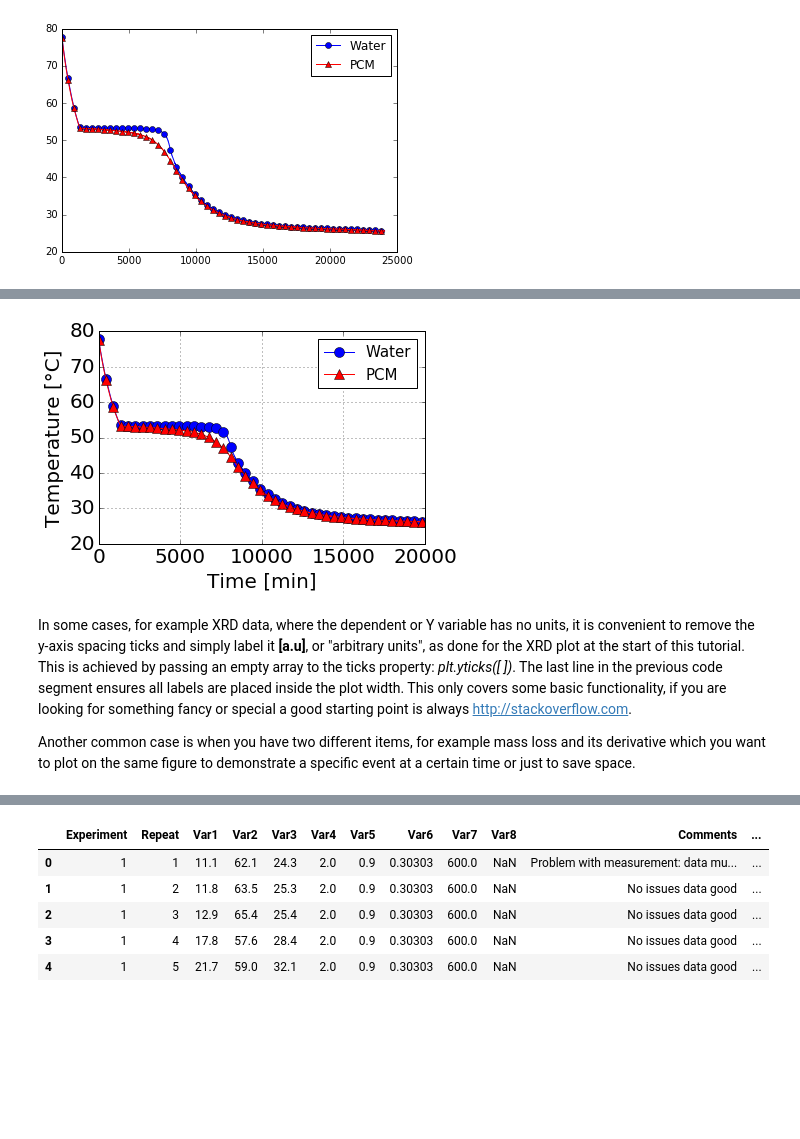
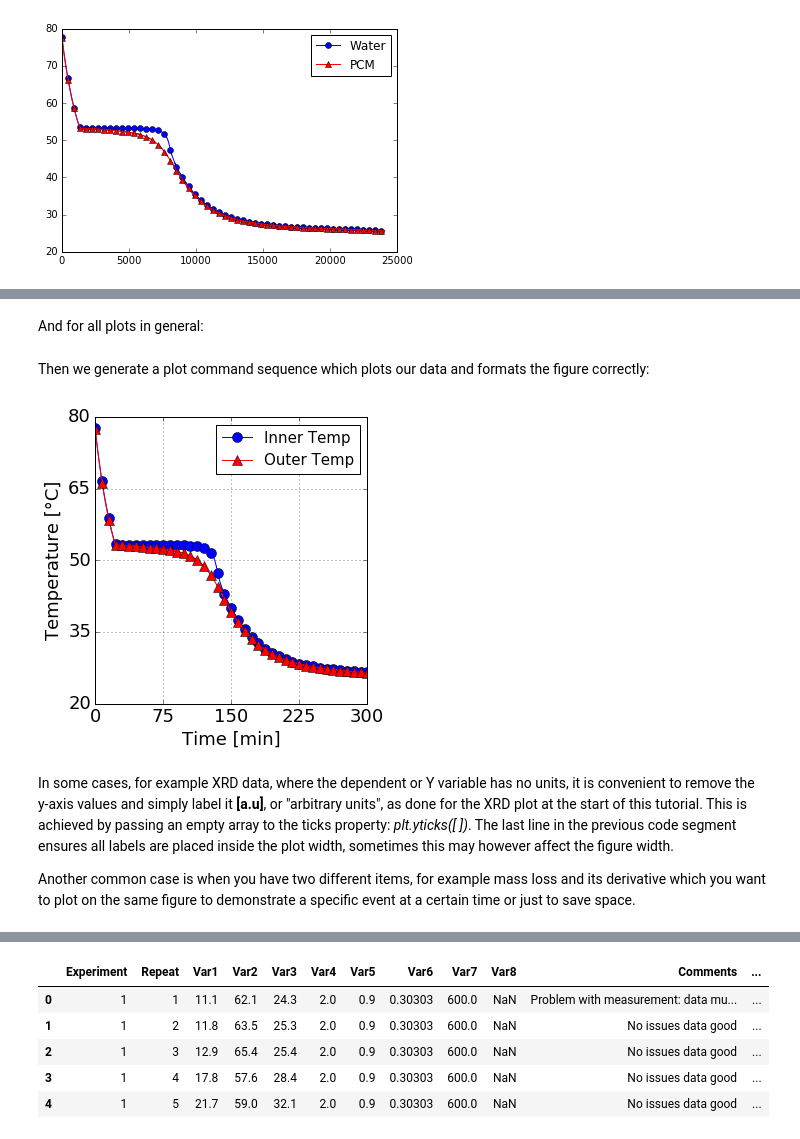
Before and after one commit to alchemyst/DataScience, a Jupyter notebook: Basic Plotting/Basic_Plotting.ipynb, the cells around one changed output, grey strips where cells are left out. Saved outputs shown, nothing was run; the diff lists cells and outputs as text; code cells hidden in the pictures; blank space fills up the shorter version.

```diff
--- a/Basic Plotting/Basic_Plotting.ipynb
+++ b/Basic Plotting/Basic_Plotting.ipynb
@@ -165,19 +179,48 @@ The final step is to set cosmetic items such as the axis labels, axis scaling, a
+# %%
+plotVar1 = 'PCM_In'
+plotVar2 = 'PCM_Out'
+
+plotVar1label = 'Inner Temp'
+plotVar2label = 'Outer Temp'
+
+Xlimits = [0, 300]
+Ylimits = [20, 80]
+
+Ylabel = u'Temperature [°C]'
+Xlabel = 'Time [min]'
+# %% [markdown]
+And for all plots in general:
+# %%
+MarkerSpacing = 450
+MarkerSize = 10
+FontSize = 18
+LegendLocation = 1
+Grid = True
+NumberofTicks = 5
+FigSizeX = 5
+FigSizeY = 5
+LegendSize = 15
+# %% [markdown]
+Then we generate a plot command sequence which plots our data and formats the figure correctly:
 # %%
-plt.plot(Time_signal, df.PCM_In, '-bo', markevery=450, markersize=10, label='Water')
-plt.plot(Time_signal, df.PCM_Out, '-r^', markevery=450, markersize=10, label='PCM')
-plt.legend(loc=1, numpoints = 1, fontsize=20, prop={'size':15})
-plt.ylabel(u'Temperature [°C]', fontsize=20)
-plt.xlabel('Time [min]', fontsize=20)
-plt.xlim(0,20000)
-plt.grid()
-plt.tick_params(axis='x', labelsize=20)
-plt.tick_params(axis='y', labelsize=20)
-#plt.xticks(np.linspace(0,4000,5));
+plt.figure(figsize=(FigSizeX,FigSizeY))
+plt.plot(Time_signal/60, df[plotVar1], '-bo', markevery=MarkerSpacing, markersize=MarkerSize, label=plotVar1label)
+plt.plot(Time_signal/60, df[plotVar2], '-r^', markevery=MarkerSpacing, markersize=MarkerSize, label=plotVar2label)
+plt.legend(loc=1, numpoints = 1, fontsize=FontSize, prop={'size':LegendSize})
+plt.ylabel(Ylabel, fontsize=FontSize)
+plt.xlabel(Xlabel, fontsize=FontSize)
+plt.xlim(Xlimits[0],Xlimits[1])
+plt.ylim(Ylimits[0],Ylimits[1])
+plt.grid(Grid)
+plt.tick_params(axis='x', labelsize=FontSize)
+plt.tick_params(axis='y', labelsize=FontSize)
+plt.xticks(np.round(np.linspace(Xlimits[0],Xlimits[1],NumberofTicks),0))
+plt.yticks(np.round(np.linspace(Ylimits[0],Ylimits[1],NumberofTicks),0))
 plt.tight_layout();
 # %% [output]
-[figure, old version]
+[figure, new version]
 # %% [markdown]
-In some cases, for example XRD data, where the dependent or Y variable has no units, it is convenient to remove the y-axis spacing ticks and simply label it **[a.u]**, or "arbitrary units", as done for the XRD plot at the start of this tutorial. This is achieved by passing an empty array to the ticks property: *plt.yticks([ ])*. The last line in the previous code segment ensures all labels are placed inside the plot width. This only covers some basic functionality, if you are looking for something fancy or special a good starting point is always http://stackoverflow.com.
+In some cases, for example XRD data, where the dependent or Y variable has no units, it is convenient to remove the y-axis values and simply label it **[a.u]**, or "arbitrary units", as done for the XRD plot at the start of this tutorial. This is achieved by passing an empty array to the ticks property: *plt.yticks([ ])*. The last line in the previous code segment ensures all labels are placed inside the plot width, sometimes this may however affect the figure width.
 
 Another common case is when you have two different items, for example mass loss and its derivative which you want to plot on the same figure to demonstrate a specific event at a certain time or just to save space.
 # %%
```
Also changed, not shown: parts of 46 cells of this notebook, 2 other files.
